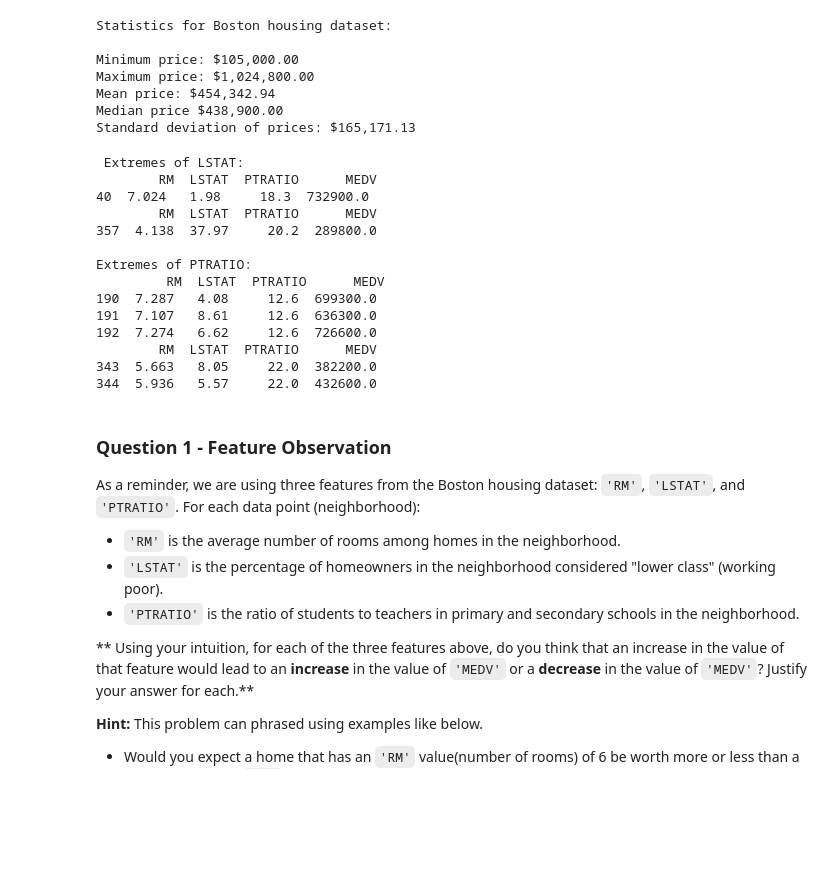
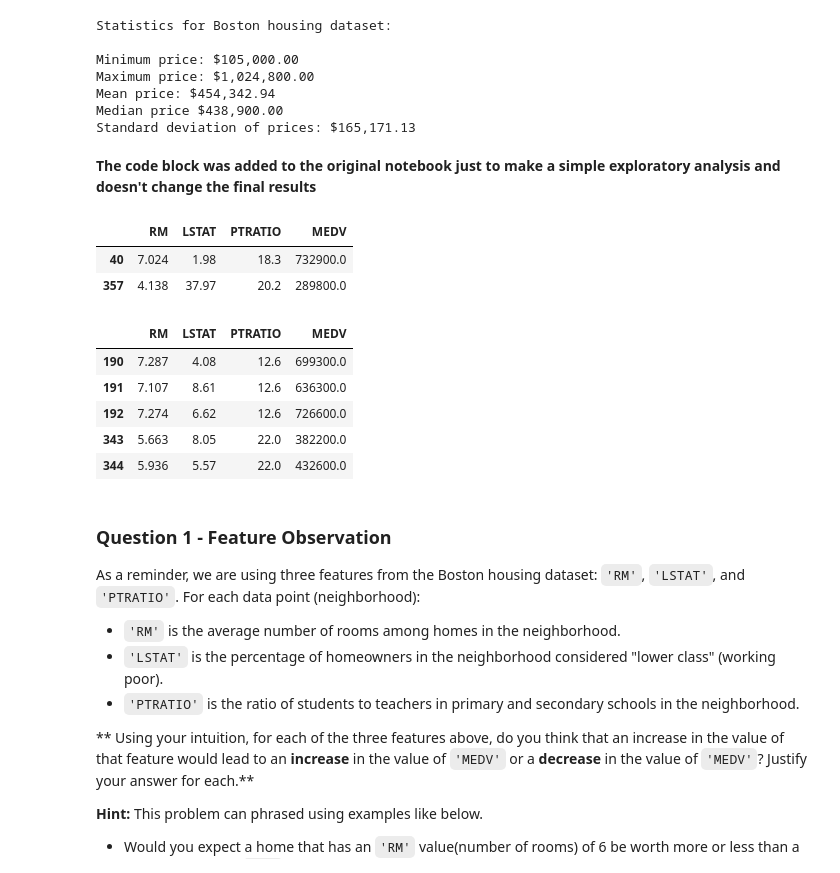
Before and after one commit to ronaldokun/Machine-Learning-Projects, a Jupyter notebook: projects/boston_housing/boston_housing.ipynb, the cells around one changed output. Drawn from its saved outputs; the diff is of its cells as text; code cells hidden in the pictures; blank space fills up the shorter version.

```diff
--- a/projects/boston_housing/boston_housing.ipynb
+++ b/projects/boston_housing/boston_housing.ipynb
@@ -83,44 +83,32 @@ Maximum price: $1,024,800.00
 Mean price: $454,342.94
 Median price $438,900.00
 Standard deviation of prices: $165,171.13
+# %% [markdown]
+**The code block was added to the original notebook just to make a simple exploratory analysis and doesn't change the final results**
 # %%
-# Code block added by the author to check the data
-min_lstat = np.min(data['LSTAT'])
+# Code block added by the author to check the extreme points
+min_lstat = data['LSTAT'] == np.min(data['LSTAT'])
 
-max_lstat = np.max(data['LSTAT'])
+max_lstat = data['LSTAT'] == np.max(data['LSTAT'])
 
-min_ptratio = np.min(data['PTRATIO'])
+min_ptratio =  data['PTRATIO'] == np.min(data['PTRATIO'])
 
-max_ptratio = np.max(data['PTRATIO'])
+max_ptratio = data['PTRATIO'] == np.max(data['PTRATIO'])
 
-min_lstat = data.loc[data['LSTAT'] == min_lstat]
-
-max_lstat = data.loc[data['LSTAT'] == max_lstat]
-
-min_ptratio =  data.loc[data['PTRATIO'] == min_ptratio]
-
-max_ptratio = data.loc[data['PTRATIO'] == max_ptratio]
-
-# point comparison between extremes of lstat
-print(" Extremes of LSTAT: \n {} \n{}".format(min_lstat, max_lstat))
-
-# point comparison between extremes of ptratio
-print(" \nExtremes of PTRATIO: \n {} \n{}".format(min_ptratio, max_ptratio))
+data[min_lstat | max_lstat]
 # %% [output]
- Extremes of LSTAT:
-        RM  LSTAT  PTRATIO      MEDV
-40  7.024   1.98     18.3  732900.0
-        RM  LSTAT  PTRATIO      MEDV
-357  4.138  37.97     20.2  289800.0
-
-Extremes of PTRATIO:
-         RM  LSTAT  PTRATIO      MEDV
-190  7.287   4.08     12.6  699300.0
-191  7.107   8.61     12.6  636300.0
-192  7.274   6.62     12.6  726600.0
-        RM  LSTAT  PTRATIO      MEDV
-343  5.663   8.05     22.0  382200.0
-344  5.936   5.57     22.0  432600.0
+|  | RM | LSTAT | PTRATIO | MEDV |
+| 40 | 7.024 | 1.98 | 18.3 | 732900.0 |
+| 357 | 4.138 | 37.97 | 20.2 | 289800.0 |
+# %%
+data[min_ptratio | max_ptratio]
+# %% [output]
+|  | RM | LSTAT | PTRATIO | MEDV |
+| 190 | 7.287 | 4.08 | 12.6 | 699300.0 |
+| 191 | 7.107 | 8.61 | 12.6 | 636300.0 |
+| 192 | 7.274 | 6.62 | 12.6 | 726600.0 |
+| 343 | 5.663 | 8.05 | 22.0 | 382200.0 |
+| 344 | 5.936 | 5.57 | 22.0 | 432600.0 |
 # %% [markdown]
 ### Question 1 - Feature Observation
 As a reminder, we are using three features from the Boston housing dataset: `'RM'`, `'LSTAT'`, and `'PTRATIO'`. For each data point (neighborhood):
```
